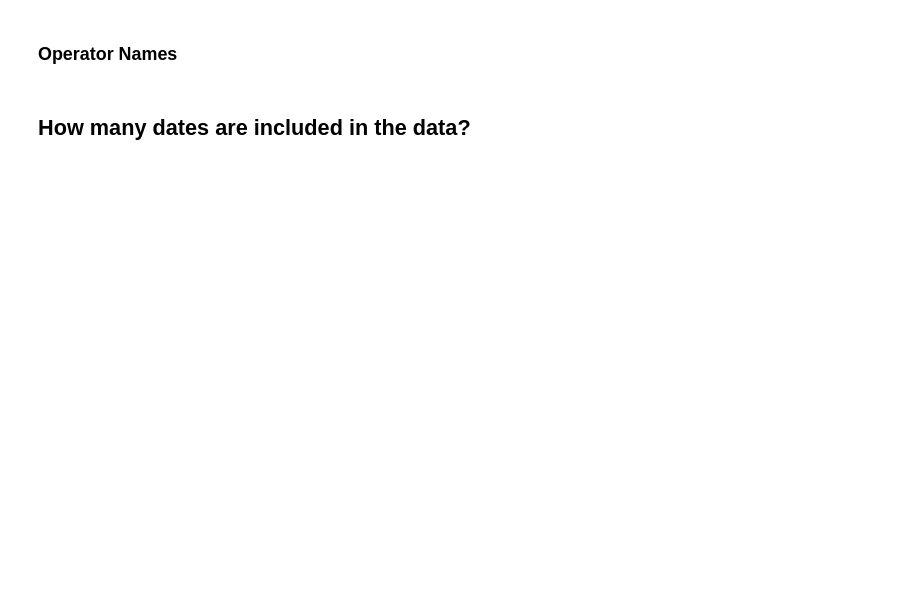
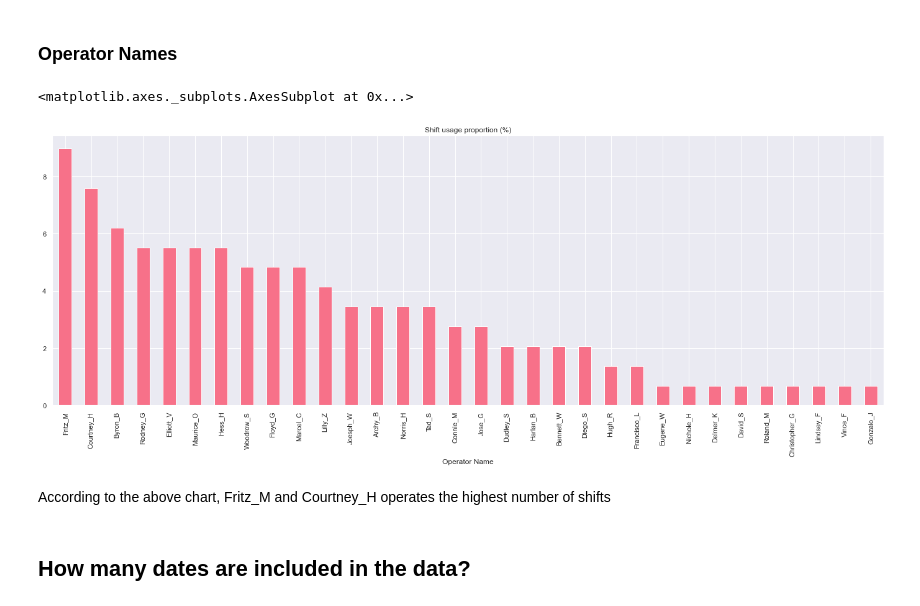
Before and after one commit to vilandao/analytics_onboarding, a Jupyter notebook: EDA.ipynb, the cells around one changed output. Saved outputs shown, nothing was run; the diff lists cells and outputs as text; code cells hidden in the pictures; blank space fills up the shorter version.

```diff
--- a/EDA.ipynb
+++ b/EDA.ipynb
@@ -106,8 +306,18 @@ sns.set_theme(
 ### Operator Names
 # %%
 # get the total number of unique Operator Names in the data as well as the proportion of the total (i.e. normalized count)
+combined_df['Operator Name'] = pd.DataFrame(combined_df['First Name'] + '_' + combined_df['Last Initial'])
 # %%
 # plot each Operators's proportion of the total, again the same as above
+operator_proportion= combined_df.groupby('Operator Name')['Operator Name'].count()/len(combined_df)*100
+
+operator_proportion.sort_values(ascending=False).plot(kind='bar',
+                                            title = 'Shift usage proportion (%)')
+# %% [output]
+<matplotlib.axes._subplots.AxesSubplot at 0x...>
+[figure, added]
+# %% [markdown]
+According to the above chart, Fritz_M and Courtney_H operates the highest number of shifts
 # %% [markdown]
 ## How many dates are included in the data?
 # %%
```
Also changed, not shown: parts of 39 cells of this notebook, 2 other files.
